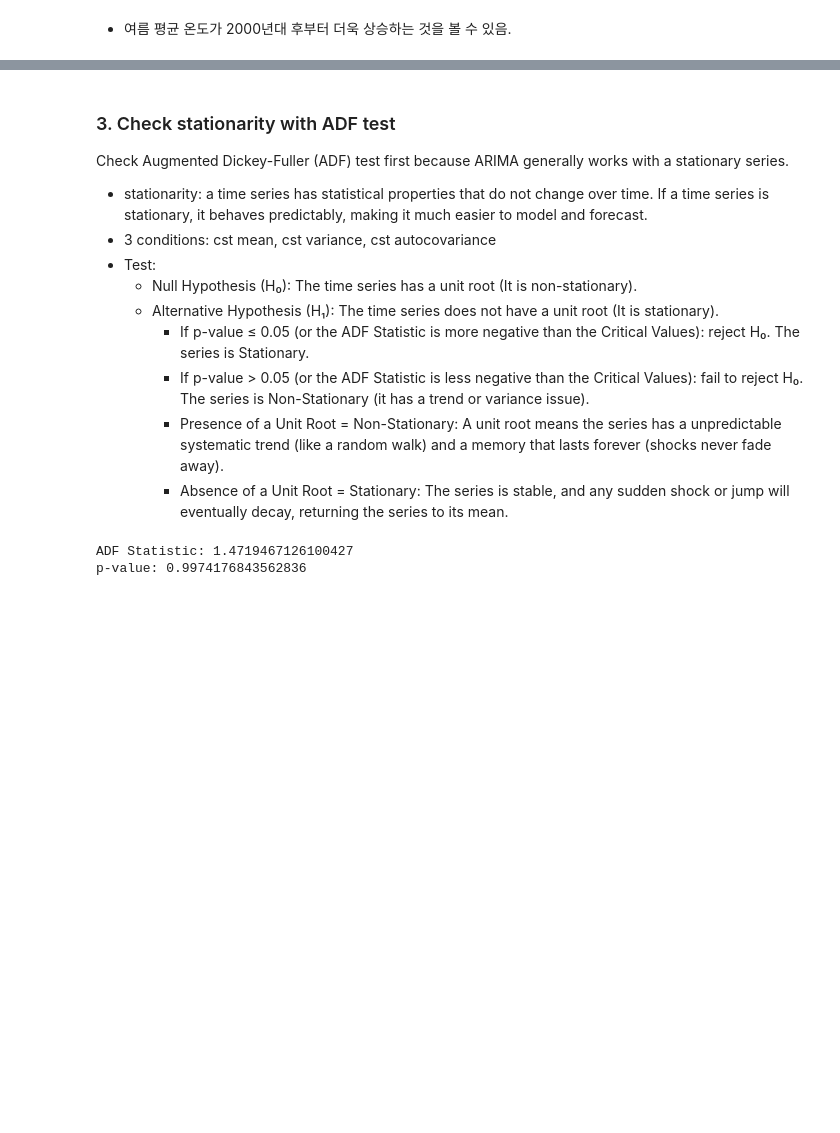
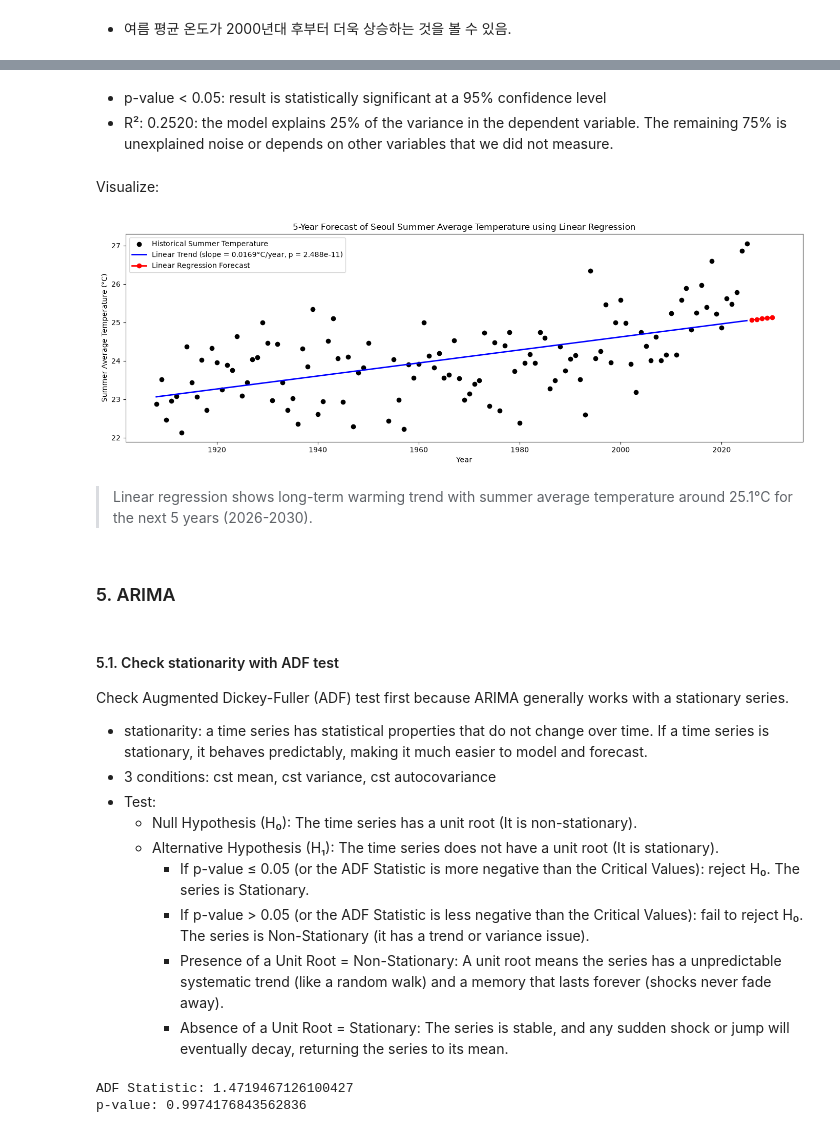
Before and after one commit to freepoincare/time-series-data-analysis, a Jupyter notebook: notebooks/5_prediction.ipynb, the cells around one changed output, grey strips where cells are left out. Saved outputs shown, nothing was run; the diff lists cells and outputs as text; code cells hidden in the pictures; blank space fills up the shorter version.

```diff
--- a/notebooks/5_prediction.ipynb
+++ b/notebooks/5_prediction.ipynb
@@ -76,0 +120,6 @@ plt.show()
+# %%
+# group by year for summer avg temp
+summer_annual = (df2[df2["season"] == "Summer"].groupby("year")["tavg"].mean().reset_index(name="summer_avg_temp"))
+
+# Remove incomplete 2026 summer
+summer_annual = summer_annual[summer_annual["year"] < 2026].copy()
@@ -76,0 +187,21 @@ plt.show()
+# %%
+# Fit linear regression with all data
+final_slope, final_intercept, final_r, final_p, final_stderr = stats.linregress(summer_annual["year"], summer_annual["summer_avg_temp"])
+print("\n=== Linear regression result ===")
+print(f"Summer Slope: {slope:.6f}")
+print(f"Summer Intercept: {intercept}")
+print(f"Summer R²: {r_value**2:.4f}")
+print(f"Summer P-value: {p_value:.6g}")
+print(f"Summer Standard error: {std_err}")
+print(f"Summer Change per 100 years: {slope * 100}")
+
+# Predict the next 5 years
+last_year = summer_annual["year"].max()
+future_years = np.arange(last_year + 1, last_year + 6)
+future_prediction = (final_intercept + final_slope * future_years)
+linear_forecast = pd.DataFrame({
+    "year": future_years,
+    "predicted_summer_avg_temp": future_prediction
+})
+print("\n=== Prediction ===")
+print(linear_forecast)
@@ -77,5 +224,32 @@ plt.show()
+# %% [markdown]
+* p-value < 0.05: result is statistically significant at a 95% confidence level
+* R²: 0.2520: the model explains 25% of the variance in the dependent variable. The remaining 75% is unexplained noise or depends on other variables that we did not measure.
+# %% [markdown]
+Visualize:
+# %%
+x_summer = summer_annual["year"]
+y_summer = summer_annual["summer_avg_temp"]
+
+summer_trend_line = final_intercept + final_slope * x_summer
+
+plt.figure(figsize=(14, 5))
+plt.scatter(summer_annual["year"], summer_annual["summer_avg_temp"], color="black", label="Historical Summer Temperature")
+plt.plot(x_summer, summer_trend_line, color="blue", linewidth=2, label=f"Linear Trend (slope = {final_slope:.4f}°C/year, p = {final_p:.4g})")
+plt.plot(future_years, future_prediction, color="red", marker="o", linewidth=2, label="Linear Regression Forecast")
+plt.xlabel("Year")
+plt.ylabel("Summer Average Temperature (°C)")
+plt.title("5-Year Forecast of Seoul Summer Average Temperature using Linear Regression")
+plt.legend()
+plt.tight_layout()
+plt.show()
+# %% [output]
+[figure, added]
+# %% [markdown]
+> Linear regression shows long-term warming trend with summer average temperature around 25.1°C for the next 5 years (2026-2030).
+# %% [markdown]
+### 5. ARIMA
 # %% [markdown]
-### 3. Check stationarity with ADF test
+#### 5.1. Check stationarity with ADF test
 
 Check Augmented Dickey-Fuller (ADF) test first because ARIMA generally works with a stationary series.
 * stationarity: a time series has statistical properties that do not change over time. If a time series is stationary, it behaves predictably, making it much easier to model and forecast.
```
Also changed, not shown: parts of 26 cells of this notebook.
